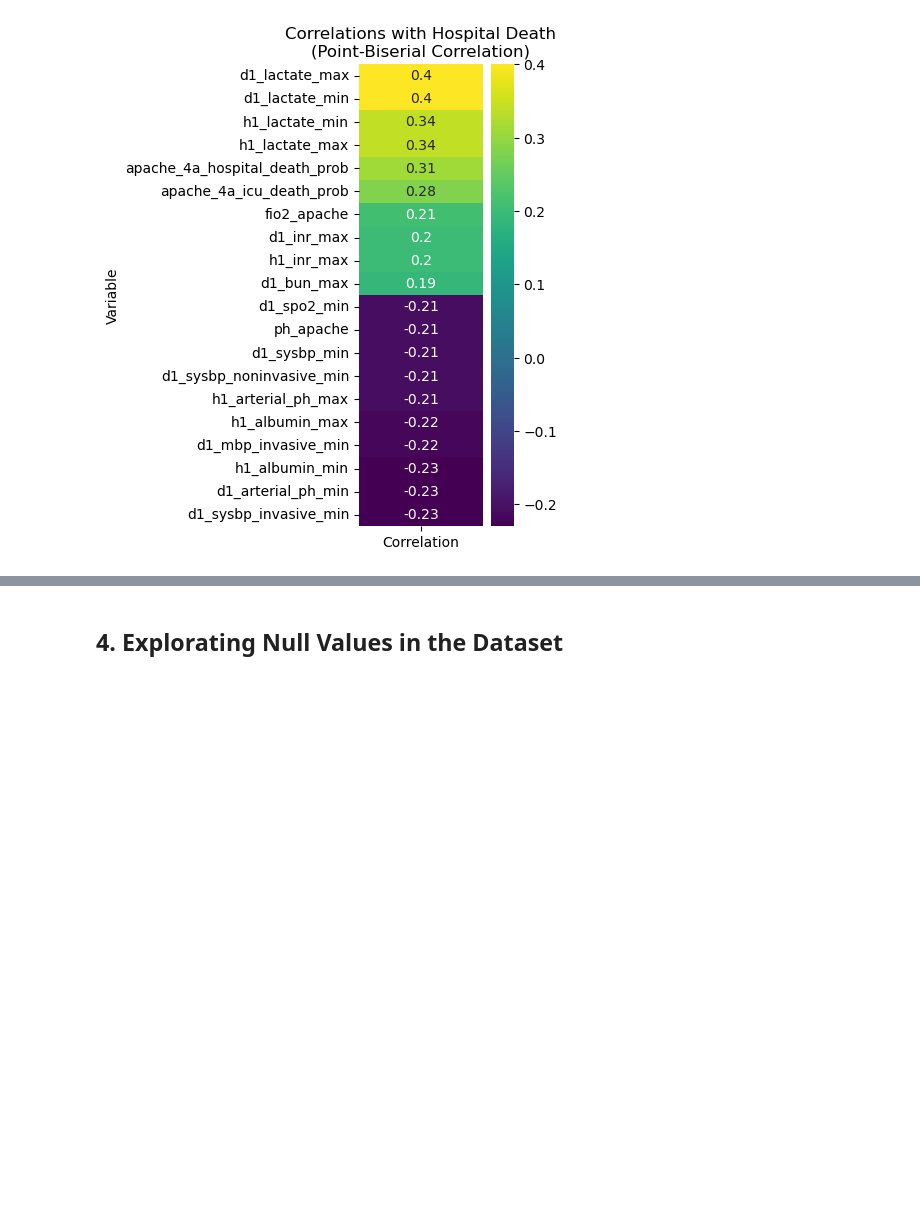
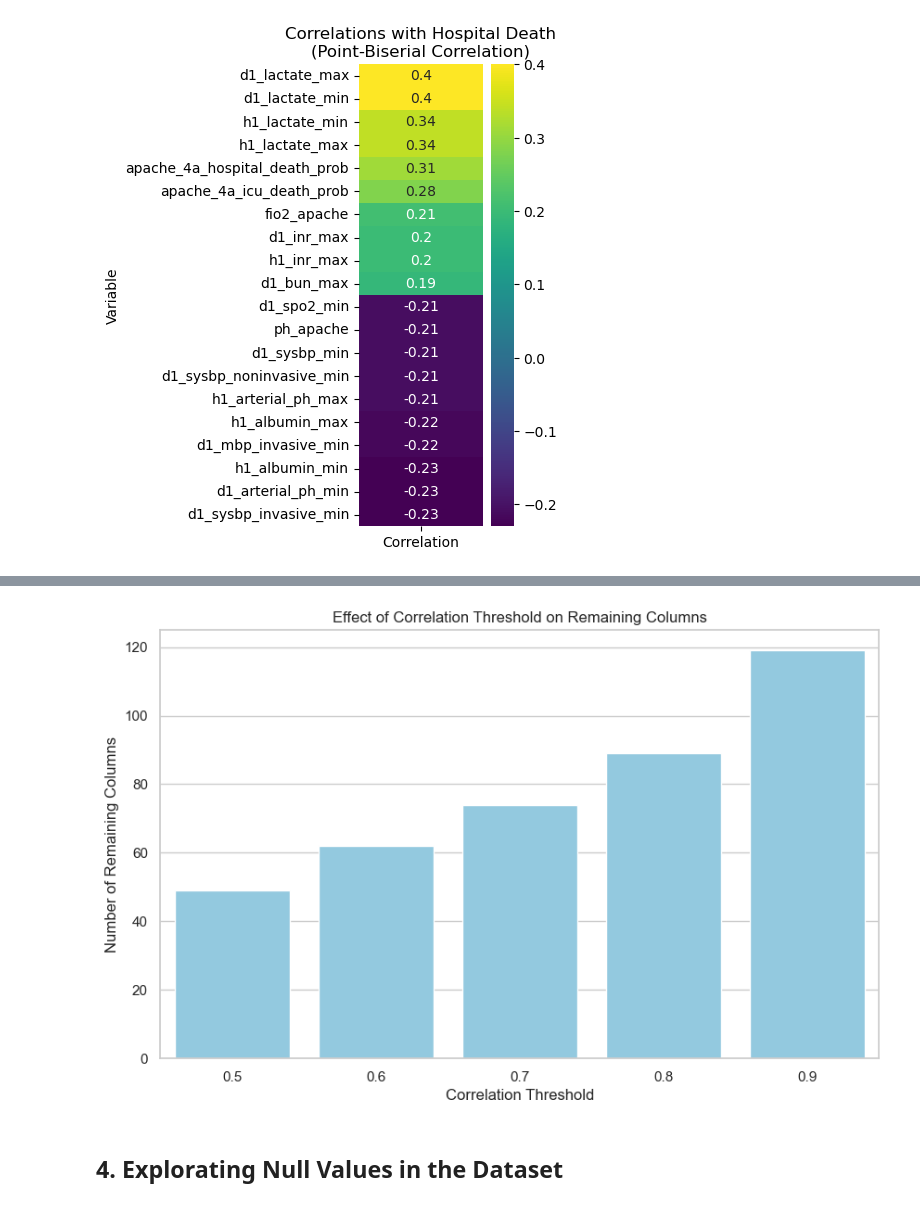
Before and after one commit to ShaniCohen/pred-ICU, a Jupyter notebook: main_eda.ipynb, the cells around one changed output, grey strips where cells are left out. Cells and saved outputs as stored; diff of their text form; code cells hidden in the pictures; blank space fills up the shorter version.

```diff
--- a/main_eda.ipynb
+++ b/main_eda.ipynb
@@ -85,3 +198,33 @@ plt.show()
+# %%
+
+thresholds = np.arange(0.5, 0.95, 0.1)
+
+# Initialize an empty list to store the results
+results = []
+
+# Loop through each threshold and count remaining columns
+for threshold in thresholds:
+    # Create a mask for highly correlated columns
+    mask = np.triu(np.abs(correlation_matrix) > threshold, k=1)
+
+    # Count the number of columns that are not highly correlated
+    remaining_columns_count = np.sum(np.sum(mask, axis=1) == 0)
+
+    # Append the results to the list
+    results.append({'Correlation_Threshold': threshold, 'Remaining_Columns': remaining_columns_count})
+
+# Convert the list of dictionaries to a DataFrame using pd.concat
+results_df = pd.DataFrame(results)
+results_df["Correlation_Threshold"]=results_df["Correlation_Threshold"].apply(lambda x: np.round(x,1))
+# Plotting the bar plot using Seaborn
+plt.figure(figsize=(10, 6))
+sb.barplot(x='Correlation_Threshold', y='Remaining_Columns', data=results_df, color='skyblue')
+plt.xlabel('Correlation Threshold')
+plt.ylabel('Number of Remaining Columns')
+plt.title('Effect of Correlation Threshold on Remaining Columns')
+plt.show()
+# %% [output]
+[figure, added]
 # %% [markdown]
 ## 4. Explorating Null Values in the Dataset
 # %%
```
Also changed, not shown: parts of 15 cells of this notebook.
